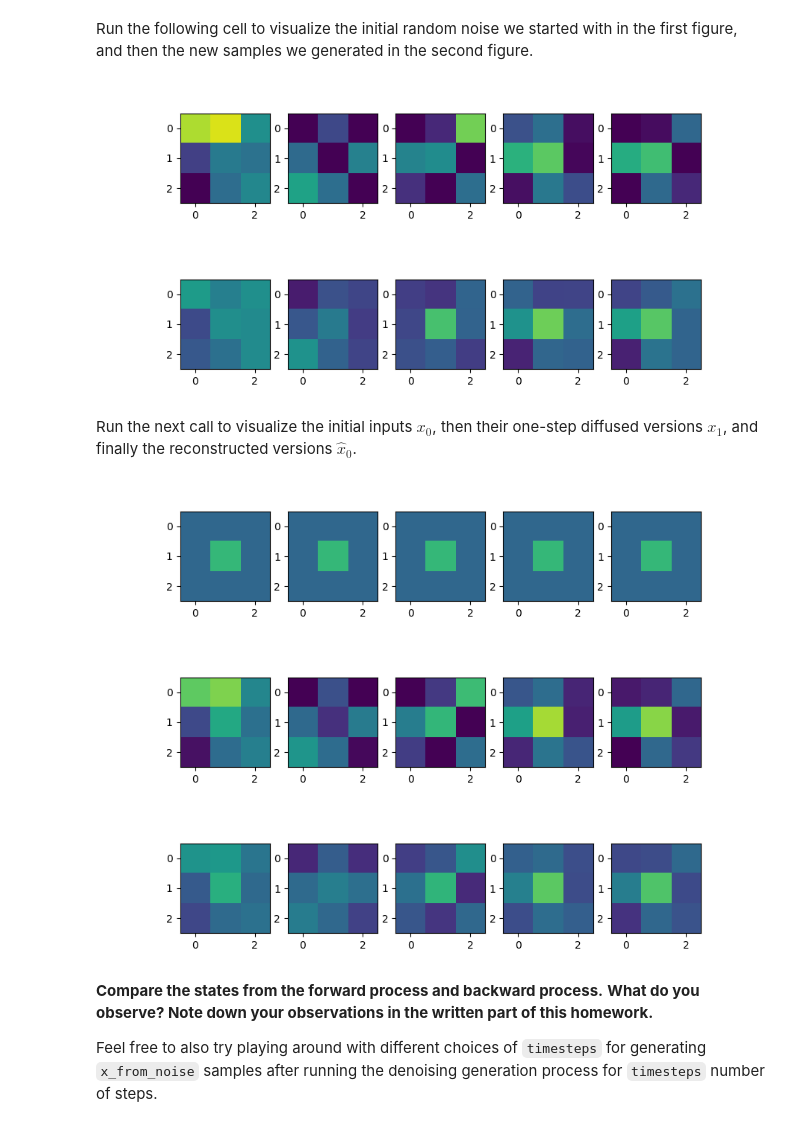
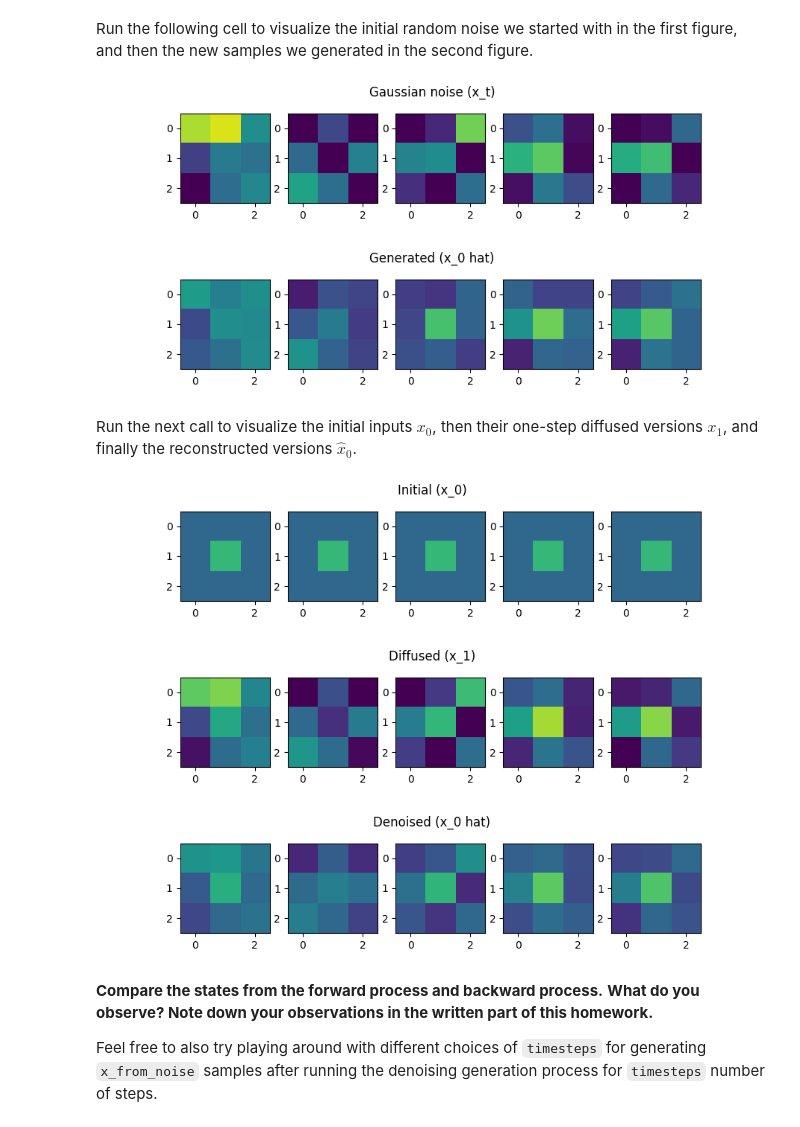
Before and after one commit to curiousdragon/denoising-diffusion-jax, a Jupyter notebook: denoising.ipynb, the cells around one changed output. Drawn from its saved outputs; the diff is of its cells as text; code cells hidden in the pictures.

Commit message:
[code] Add title to show_plots, update denoising

```diff
--- a/denoising.ipynb
+++ b/denoising.ipynb
@@ -586,23 +598,23 @@ x_from_diffused = batched_generate(
 Run the following cell to visualize the initial random noise we started with
 in the first figure, and then the new samples we generated in the second figure.
 # %%
-show_plots(batched_reshape(x_init_noise), standard=True)
-show_plots(batched_reshape(x_from_noise), standard=True)
+show_plots(batched_reshape(x_init_noise), True, "Gaussian noise (x_t)")
+show_plots(batched_reshape(x_from_noise), True, "Generated (x_0 hat)")
 # %% [output]
-[figure, old version]
+[figure, new version]
-[figure, old version]
+[figure, new version]
 # %% [markdown]
 Run the next call to visualize the initial inputs $x_0$,
 then their one-step diffused versions $x_1$,
 and finally the reconstructed versions $\hat{x}_0$.
 # %%
-show_plots(batched_reshape(training_data[:num_samples]), standard=True)
-show_plots(batched_reshape(x_init_diffused), standard=True)
-show_plots(batched_reshape(x_from_diffused), standard=True)
+show_plots(batched_reshape(training_data[:num_samples]), True, "Initial (x_0)")
+show_plots(batched_reshape(x_init_diffused), True, "Diffused (x_1)")
+show_plots(batched_reshape(x_from_diffused), True, "Denoised (x_0 hat)")
 # %% [output]
-[figure, old version]
+[figure, new version]
-[figure, old version]
+[figure, new version]
-[figure, old version]
+[figure, new version]
 # %%
 # uncomment and run this if there are too many plots open
 # "Figure x" at the top of the current figure means there are x plots open;
```
Also changed, not shown: parts of 8 cells of this notebook, 1 other file.
